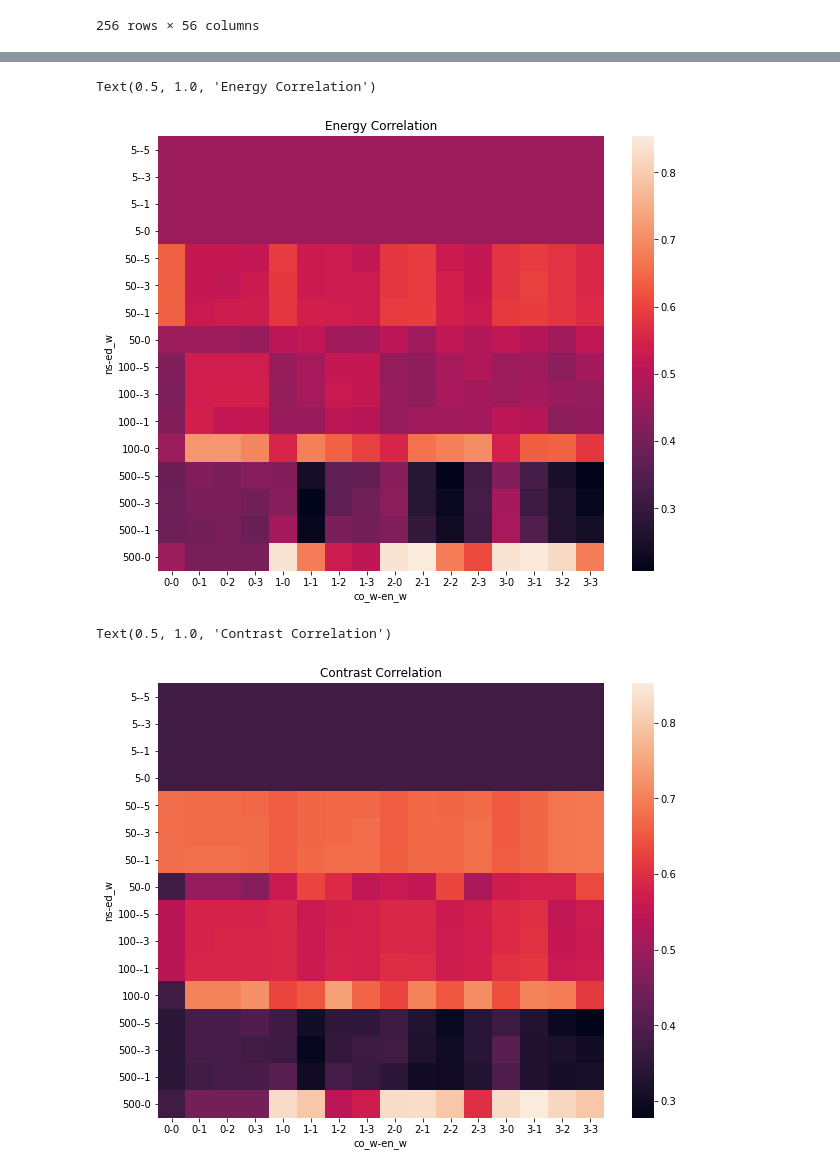
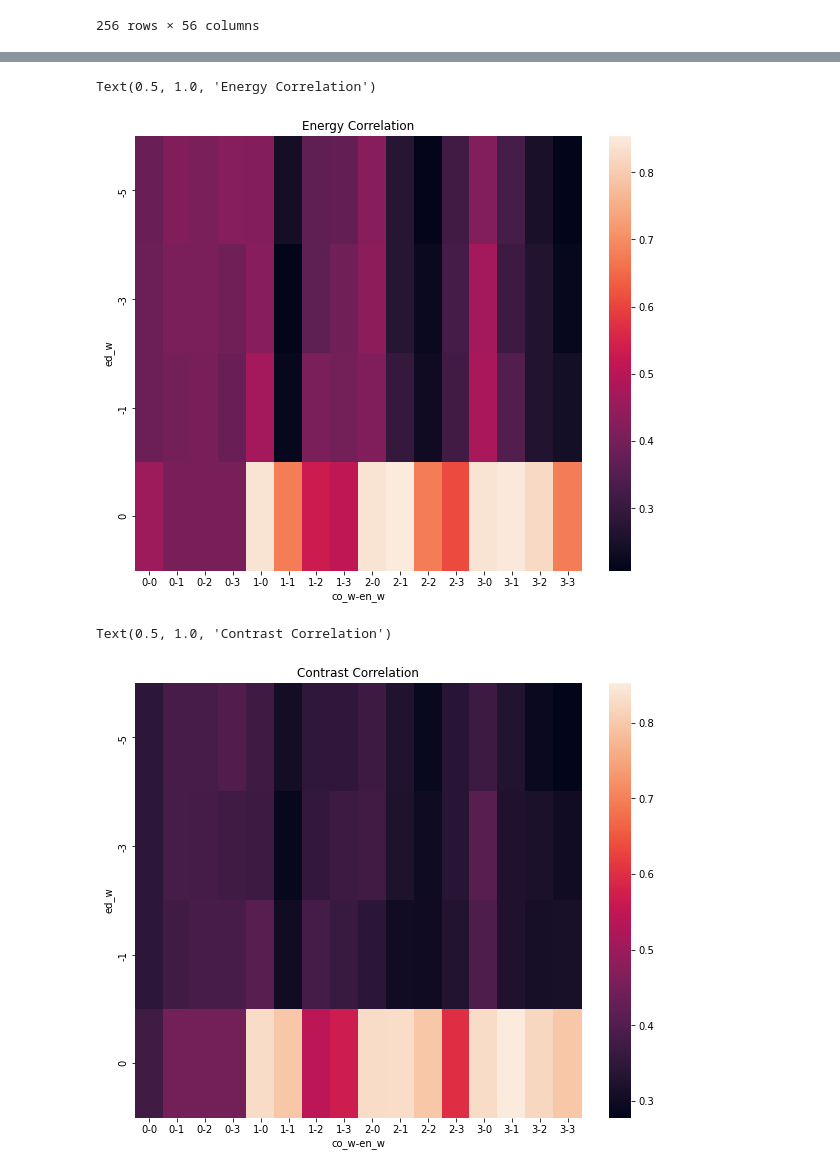
Before and after one commit to akre96/opthamology_image_processing, a Jupyter notebook: notebooks/get_LSC_tile_params.ipynb, the cells around one changed output, grey strips where cells are left out. Saved outputs shown, nothing was run; the diff lists cells and outputs as text; code cells hidden in the pictures.

```diff
--- a/notebooks/get_LSC_tile_params.ipynb
+++ b/notebooks/get_LSC_tile_params.ipynb
@@ -255,7 +278,7 @@ Time For All (mins): 89.34131046930949
 import dask.dataframe as dd
 
 # Easiest way to load a bunch of CSVs to 1 pandas dataframe
-metrics = dd.read_csv('lsc_gridsearch_tile_glcm/*.csv').compute()
+metrics = dd.read_csv('../lsc_gridsearch_tile_glcm/*.csv').compute()
 # %%
 # Add original tile GLCM data for comparison
 merged = metrics.merge(tile_glcm, on=['image_num', 'subject'],validate='m:1', suffixes=('_gen', '_gt'))
@@ -300,30 +325,31 @@ for edge, ed_df in ns_500.groupby('ed_w'):
 # %%
 rep_1_df = merged[merged.rep_n == 0]
+gl_500_df = rep_1_df[rep_1_df.ns == 500]
 # %%
-en_corr = rep_1_df.groupby(['ns', 'ed_w', 'co_w', 'en_w']).apply(
+en_corr = gl_500_df.groupby(['ns', 'ed_w', 'co_w', 'en_w']).apply(
     lambda x: stats.pearsonr(x.energy_gt, x.energy_gen)
 )
 
 en_corr_df = pd.DataFrame(en_corr.tolist(), index=en_corr.index, columns=['r', 'p']).reset_index()
 en_piv = en_corr_df.pivot_table(
-    index=['ns', 'ed_w'],
+    index=['ed_w'],
     columns=['co_w', 'en_w'],
     values='r',
 )
 fig, ax = plt.subplots(figsize=(10,8))
 sns.heatmap(en_piv, ax=ax)
 ax.set_title('Energy Correlation')
 # %% [output]
 Text(0.5, 1.0, 'Energy Correlation')
-[figure, old version]
+[figure, new version]
 # %%
-co_corr = rep_1_df.groupby(['ns', 'ed_w', 'co_w', 'en_w']).apply(
+co_corr = gl_500_df.groupby(['ns', 'ed_w', 'co_w', 'en_w']).apply(
     lambda x: stats.pearsonr(x.contrast_gt, x.contrast_gen)
 )
 
 co_corr_df = pd.DataFrame(co_corr.tolist(), index=co_corr.index, columns=['r', 'p']).reset_index()
 co_piv = co_corr_df.pivot_table(
-    index=['ns', 'ed_w'],
+    index=['ed_w'],
     columns=['co_w', 'en_w'],
     values='r',
 )
@@ -332,5 +358,5 @@ sns.heatmap(co_piv, ax=ax)
 ax.set_title('Contrast Correlation')
 # %% [output]
 Text(0.5, 1.0, 'Contrast Correlation')
-[figure, old version]
+[figure, new version]
 # %%
```
Also changed, not shown: parts of 5 cells of this notebook, 2 other files.
